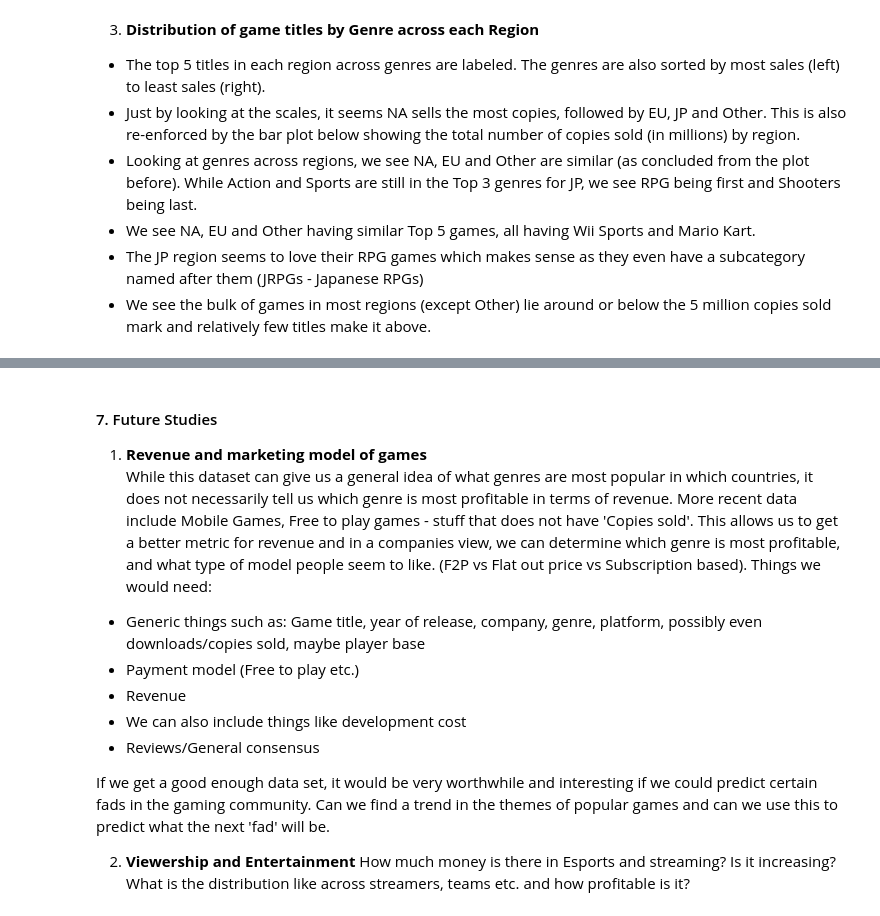
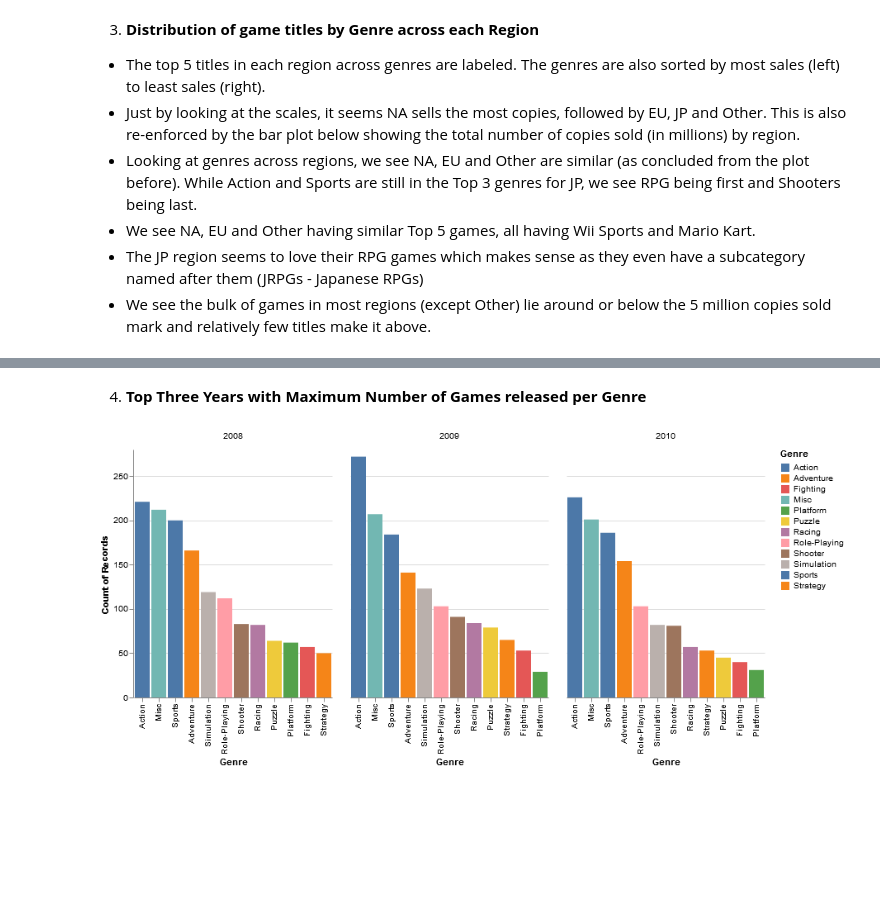
Before and after one commit to ubco-mds-2020-labs/data-550-project2-group-4, a Jupyter notebook: Games.ipynb, the cells around one changed output, grey strips where cells are left out. Saved outputs shown, nothing was run; the diff lists cells and outputs as text; code cells hidden in the pictures; blank space fills up the shorter version.

Commit message:
finishing touches + merging plots

```diff
--- a/Games.ipynb
+++ b/Games.ipynb
@@ -236,6 +236,33 @@ name_sales = name_sales & genre_region.properties(width=1210).resolve_scale(colo
 name_sales = name_sales.properties(title={"text":"Distribution of games titles across each Region by Genre.","subtitle":["Top 5 games in each region are labelled. Overall Regional perfomance shown below.",""]}).configure_axis(
                 labelFontSize=12,
                 titleFontSize=13).configure_title(fontSize = 20,subtitleFontSize=15)
+
+#4) Top Three Years with Maximum Number of Games released per Genre
+idx = game.groupby(["Year"]).size().nlargest(3).index
+plot4=alt.Chart(game[game.Year.isin(idx)]).mark_bar().encode(
+    x=alt.X('Genre:N',
+            sort=alt.EncodingSortField(field='Genre:N',
+                                       op='count',
+                                       order='descending')),
+    y='count(Genre):Q',
+    color='Genre:N',
+    tooltip=['Genre:N',
+             'Year:O',
+             alt.Tooltip('count(Genre):Q',
+                         title='Number of Games Released')]
+).facet(
+    column=alt.Column('Year:O',
+                      header=alt.Header(title=None)),
+).resolve_scale(
+    x='independent').configure_view(
+    stroke='transparent'
+)
+
+#5) Annual Global Sales Numbers
+plot5=alt.Chart(game).mark_line(point=True).encode(
+    x='Year:N',
+    y=alt.Y('max(Global_Sales):Q', axis=alt.Axis(title='Annual Global Sales'))
+)
 # %% [markdown]
 1) **Basic Exploratory visualizations of things we noted in the 'Initial Thoughts'**
 - Counts of number of games in each genre, platform and number of games released in each year
@@ -277,16 +304,6 @@ name_sales
-# %% [markdown]
-#### 7. Future Studies
-1) **Revenue and marketing model of games**
-While this dataset can give us a general idea of what genres are most popular in which countries, it does not necessarily tell us which genre is most profitable in terms of revenue.
-More recent data include Mobile Games, Free to play games - stuff that does not have 'Copies sold'. This allows us to get a better metric for revenue and in a companies view, we can determine which genre is most profitable, and what type of model people seem to like. (F2P vs Flat out price vs Subscription based).
-Things we would need:
-- Generic things such as: Game title, year of release, company, genre, platform, possibly even downloads/copies sold, maybe player base
-- Payment model (Free to play etc.)
-- Revenue
-- We can also include things like development cost
-- Reviews/General consensus
-
-If we get a good enough data set, it would be very worthwhile and interesting if we could predict certain fads in the gaming community. Can we find a trend in the themes of popular games and can we use this to predict what the next 'fad' will be.
-
-2) **Viewership and Entertainment**
-How much money is there in Esports and streaming? Is it increasing? What is the distribution like across streamers, teams etc. and how profitable is it?
+# %% [markdown]
+4) **Top Three Years with Maximum Number of Games released per Genre**
+# %%
+plot4
+# %% [output]
+[figure, added]
```
Also changed, not shown: parts of 4 cells of this notebook.
